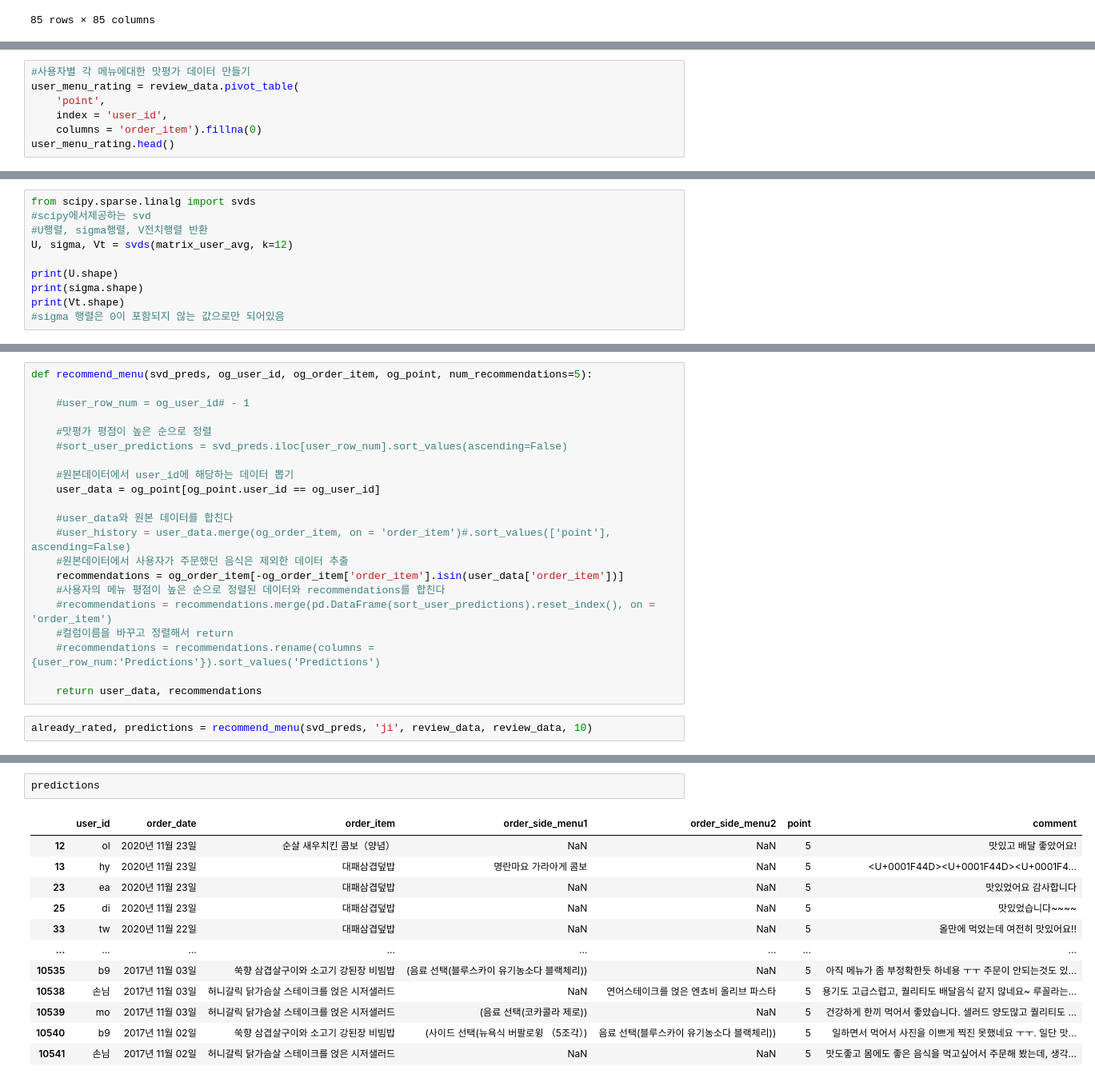
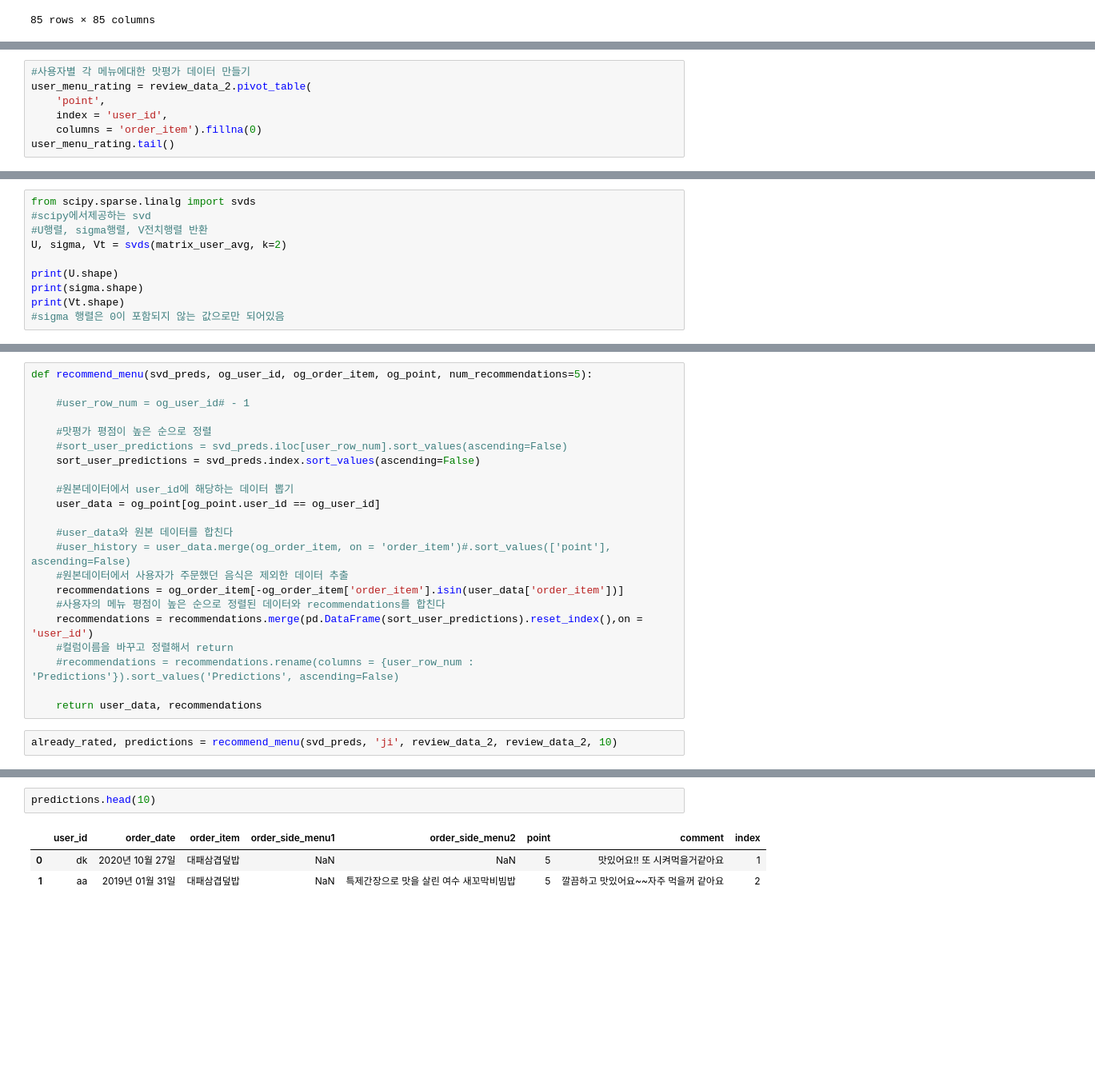
Before and after one commit to lee-dk/Final_Project, a Jupyter notebook: yogiyo/yogiyo.ipynb, the cells around one changed output, grey strips where cells are left out. Shown at 80% size. Cells and saved outputs as stored; diff of their text form; blank space fills up the shorter version.

```diff
--- a/yogiyo/yogiyo.ipynb
+++ b/yogiyo/yogiyo.ipynb
@@ -202,8 +222,8 @@ Name: ji, dtype: float64
 # %%
 #사용자별 각 메뉴에대한 맛평가 데이터 만들기
-user_menu_rating = review_data.pivot_table(
+user_menu_rating = review_data_2.pivot_table(
     'point',
     index = 'user_id',
     columns = 'order_item').fillna(0)
-user_menu_rating.head()
+user_menu_rating.tail()
 # %% [output]
@@ -266,7 +263,7 @@ pd.DataFrame(matrix_user_avg, index=user_menu_rating.index, columns=user_menu_ra
 from scipy.sparse.linalg import svds
 #scipy에서제공하는 svd
 #U행렬, sigma행렬, V전치행렬 반환
-U, sigma, Vt = svds(matrix_user_avg, k=12)
+U, sigma, Vt = svds(matrix_user_avg, k=2)
 
 print(U.shape)
 print(sigma.shape)
@@ -320,6 +306,7 @@ def recommend_menu(svd_preds, og_user_id, og_order_item, og_point, num_recommend
 
     #맛평가 평점이 높은 순으로 정렬
     #sort_user_predictions = svd_preds.iloc[user_row_num].sort_values(ascending=False)
+    sort_user_predictions = svd_preds.index.sort_values(ascending=False)
 
     #원본데이터에서 user_id에 해당하는 데이터 뽑기
     user_data = og_point[og_point.user_id == og_user_id]
@@ -329,13 +316,13 @@ def recommend_menu(svd_preds, og_user_id, og_order_item, og_point, num_recommend
     #원본데이터에서 사용자가 주문했던 음식은 제외한 데이터 추출
     recommendations = og_order_item[-og_order_item['order_item'].isin(user_data['order_item'])]
     #사용자의 메뉴 평점이 높은 순으로 정렬된 데이터와 recommendations를 합친다
-    #recommendations = recommendations.merge(pd.DataFrame(sort_user_predictions).reset_index(), on = 'order_item')
+    recommendations = recommendations.merge(pd.DataFrame(sort_user_predictions).reset_index(),on = 'user_id')
     #컬럼이름을 바꾸고 정렬해서 return
-    #recommendations = recommendations.rename(columns = {user_row_num:'Predictions'}).sort_values('Predictions')
+    #recommendations = recommendations.rename(columns = {user_row_num : 'Predictions'}).sort_values('Predictions', ascending=False)
 
     return user_data, recommendations
 # %%
-already_rated, predictions = recommend_menu(svd_preds, 'ji', review_data, review_data, 10)
+already_rated, predictions = recommend_menu(svd_preds, 'ji', review_data_2, review_data_2, 10)
 # %%
 already_rated
 # %% [output]
@@ -355,15 +333,6 @@ already_rated
 # %%
-predictions
+predictions.head(10)
 # %% [output]
-|  | user_id | order_date | order_item | order_side_menu1 | order_side_menu2 | point | comment |
-| 12 | ol | 2020년 11월 23일 | 순살 새우치킨 콤보（양념） | NaN | NaN | 5 | 맛있고 배달 좋았어요! |
-| 13 | hy | 2020년 11월 23일 | 대패삼겹덮밥 | 명란마요 가라아게 콤보 | NaN | 5 | <U+0001F44D><U+0001F44D><U+0001F4... |
-| 23 | ea | 2020년 11월 23일 | 대패삼겹덮밥 | NaN | NaN | 5 | 맛있었어요 감사합니다 |
-| 25 | di | 2020년 11월 23일 | 대패삼겹덮밥 | NaN | NaN | 5 | 맛있었습니다~~~~ |
-| 33 | tw | 2020년 11월 22일 | 대패삼겹덮밥 | NaN | NaN | 5 | 올만에 먹었는데 여전히 맛있어요!! |
-| ... | ... | ... | ... | ... | ... | ... | ... |
-| 10535 | b9 | 2017년 11월 03일 | 쑥향 삼겹살구이와 소고기 강된장 비빔밥 | (음료 선택(블루스카이 유기농소다 블랙체리)) | NaN | 5 | 아직 메뉴가 좀 부정확한듯 하네용 ㅜㅜ 주문이 안되는것도 있... |
-| 10538 | 손님 | 2017년 11월 03일 | 허니갈릭 닭가슴살 스테이크를 얹은 시저샐러드 | NaN | 연어스테이크를 얹은 엔쵸비 올리브 파스타 | 5 | 용기도 고급스럽고, 퀄리티도 배달음식 같지 않네요~ 루꼴라는... |
-| 10539 | mo | 2017년 11월 03일 | 허니갈릭 닭가슴살 스테이크를 얹은 시저샐러드 | (음료 선택(코카콜라 제로)) | NaN | 5 | 건강하게 한끼 먹어서 좋았습니다. 샐러드 양도많고 퀄리티도 ... |
-| 10540 | b9 | 2017년 11월 02일 | 쑥향 삼겹살구이와 소고기 강된장 비빔밥 | (사이드 선택(뉴욕식 버팔로윙 （5조각）) | 음료 선택(블루스카이 유기농소다 블랙체리)) | 5 | 일하면서 먹어서 사진을 이쁘게 찍진 못했네요 ㅜㅜ. 일단 맛... |
-| 10541 | 손님 | 2017년 11월 02일 | 허니갈릭 닭가슴살 스테이크를 얹은 시저샐러드 | NaN | NaN | 5 | 맛도좋고 몸에도 좋은 음식을 먹고싶어서 주문해 봤는데, 생각... |
+|  | user_id | order_date | order_item | order_side_menu1 | order_side_menu2 | point | comment | index |
+| 0 | dk | 2020년 10월 27일 | 대패삼겹덮밥 | NaN | NaN | 5 | 맛있어요!! 또 시켜먹을거같아요 | 1 |
+| 1 | aa | 2019년 01월 31일 | 대패삼겹덮밥 | NaN | 특제간장으로 맛을 살린 여수 새꼬막비빔밥 | 5 | 깔끔하고 맛있어요~~자주 먹을꺼 같아요 | 2 |
```
Also changed, not shown: parts of 12 cells of this notebook.
